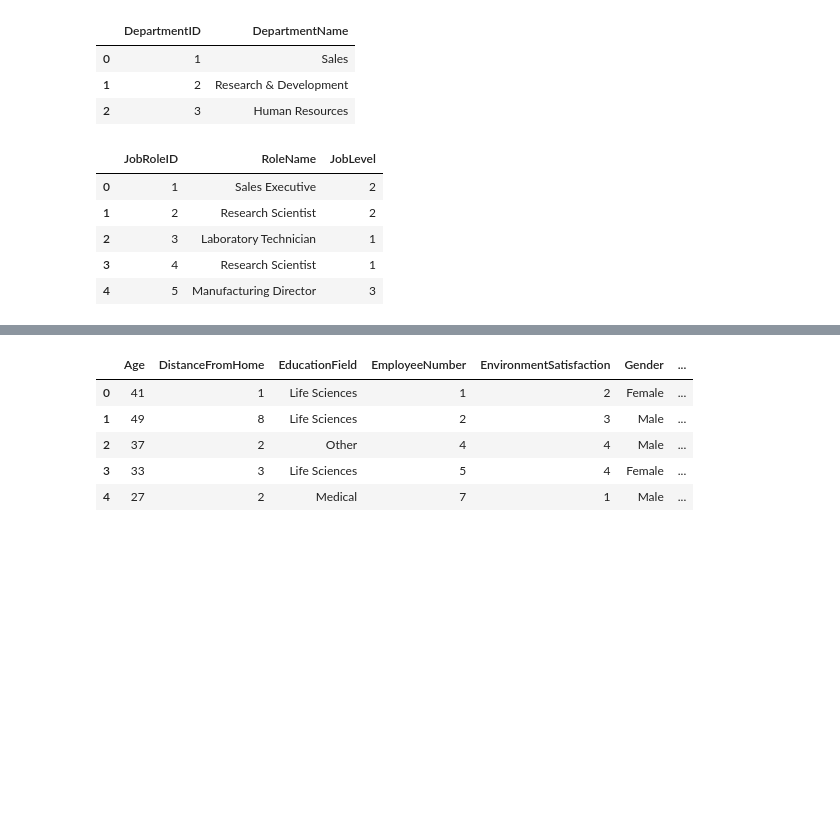
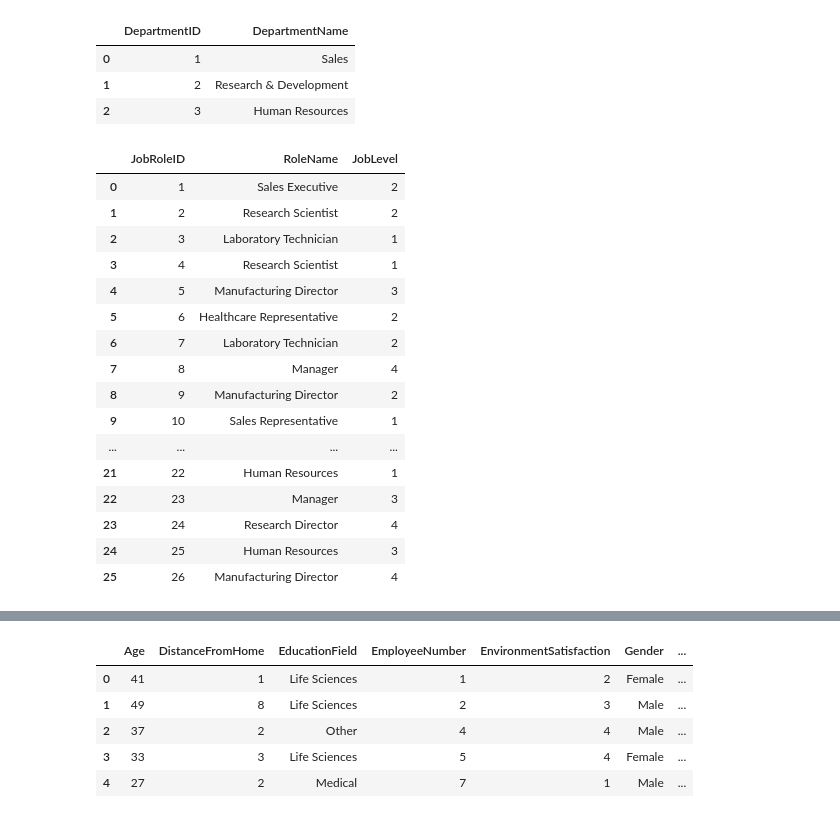
Before and after one commit to DhanushU2468/Employee_analytics, a Jupyter notebook: scripts/synthesizer.ipynb, the cells around one changed output, grey strips where cells are left out. Cells and saved outputs as stored; diff of their text form; code cells hidden in the pictures; blank space fills up the shorter version.

```diff
--- a/scripts/synthesizer.ipynb
+++ b/scripts/synthesizer.ipynb
@@ -115,14 +115,25 @@ jobroles_df = df[['JobRole', 'JobLevel']].drop_duplicates().reset_index(drop=Tru
 jobroles_df.insert(0, 'JobRoleID', range(1, len(jobroles_df) + 1))
 jobroles_df = jobroles_df.rename(columns={'JobRole': 'RoleName'})
 # %%
-jobroles_df.head()
+jobroles_df
 # %% [output]
 |  | JobRoleID | RoleName | JobLevel |
 | 0 | 1 | Sales Executive | 2 |
 | 1 | 2 | Research Scientist | 2 |
 | 2 | 3 | Laboratory Technician | 1 |
 | 3 | 4 | Research Scientist | 1 |
 | 4 | 5 | Manufacturing Director | 3 |
+| 5 | 6 | Healthcare Representative | 2 |
+| 6 | 7 | Laboratory Technician | 2 |
+| 7 | 8 | Manager | 4 |
+| 8 | 9 | Manufacturing Director | 2 |
+| 9 | 10 | Sales Representative | 1 |
+| ... | ... | ... | ... |
+| 21 | 22 | Human Resources | 1 |
+| 22 | 23 | Manager | 3 |
+| 23 | 24 | Research Director | 4 |
+| 24 | 25 | Human Resources | 3 |
+| 25 | 26 | Manufacturing Director | 4 |
 # %%
 df = df.merge(departments_df, left_on='Department', right_on='DepartmentName', how='left')
 # %%
```
Also changed, not shown: parts of 5 cells of this notebook, 2 other files.
